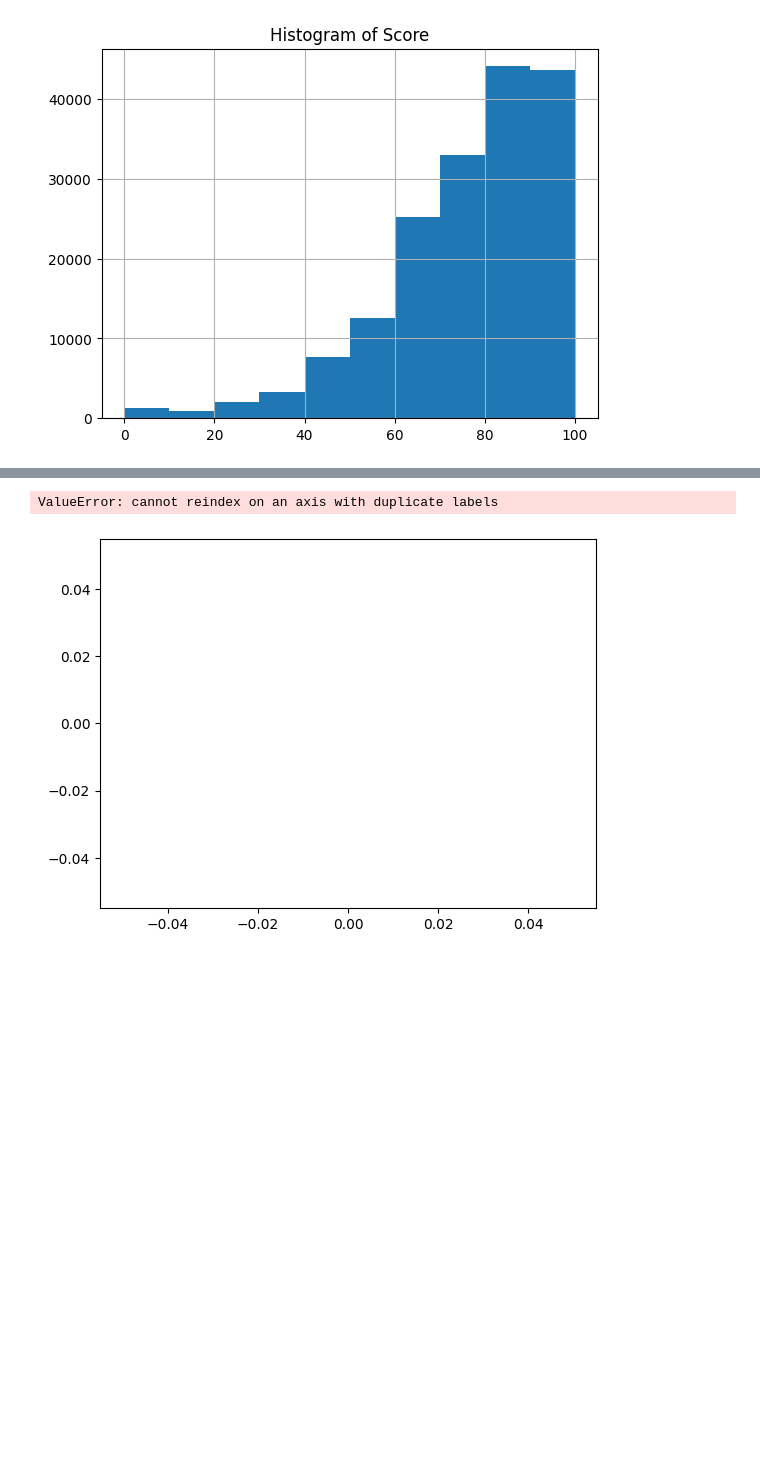
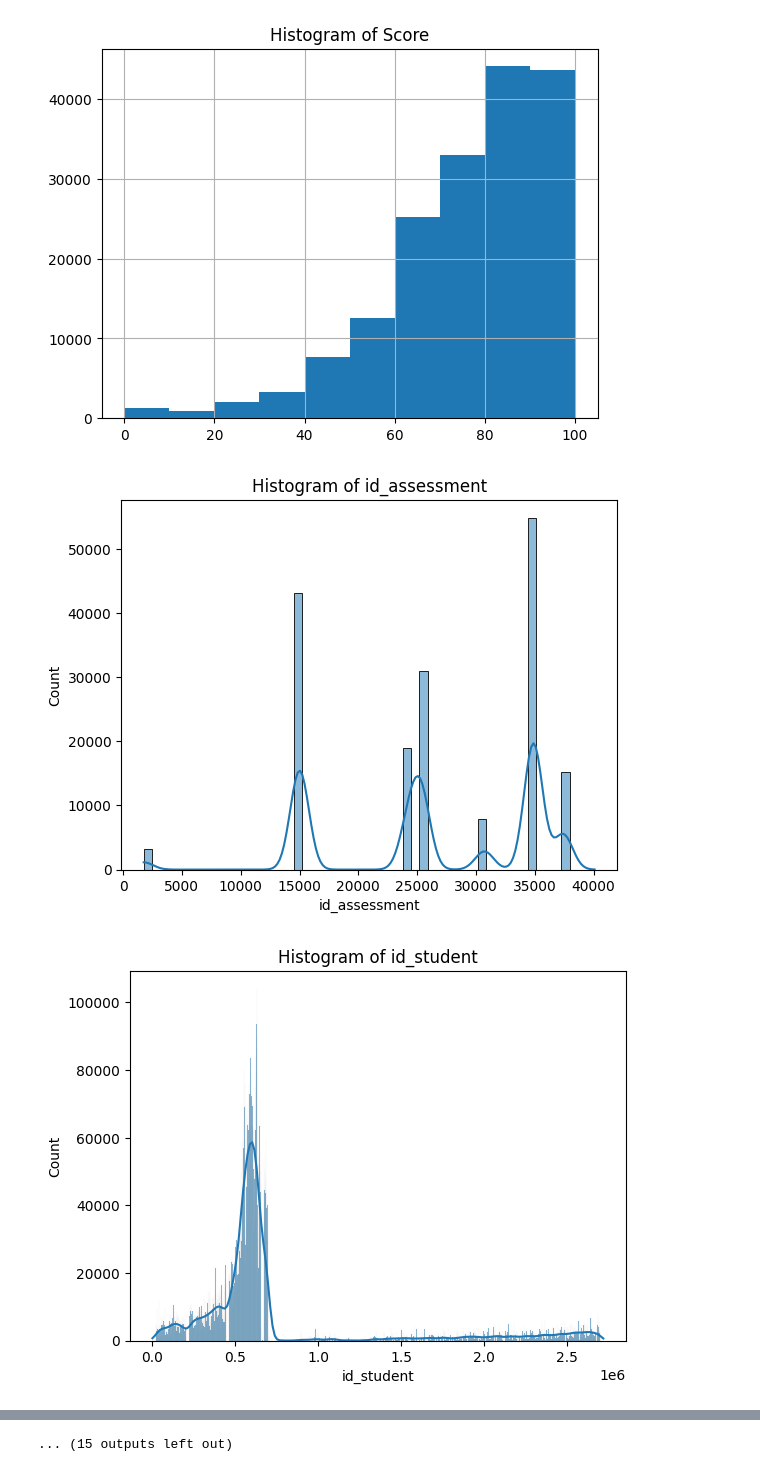
Before and after one commit to jack-milton/datamining, a Jupyter notebook: exploration.ipynb, the cells around one changed output, grey strips where cells are left out. Cells and saved outputs as stored; diff of their text form; code cells hidden in the pictures; blank space fills up the shorter version.

```diff
--- a/exploration.ipynb
+++ b/exploration.ipynb
@@ -52,22 +52,26 @@ plt.show()
 # %% [output]
 [figure]
 # %%
+# Reset index
+df = df.reset_index(drop=True)
 
 # Get list of numerical features
 numerical_features = df.select_dtypes(include=[np.number]).columns.tolist()
 
 # Get list of categorical features
 categorical_features = df.select_dtypes(include=['object']).columns.tolist()
 
 # Plot a histogram for each numerical feature
 for feature in numerical_features:
     sns.histplot(data=df, x=feature, kde=True)
     plt.title(f'Histogram of {feature}')
     plt.show()
 
 # Plot a bar plot for each categorical feature
 for feature in categorical_features:
     sns.countplot(x=feature, data=df)
     plt.title(f'Bar Plot of {feature}')
     plt.show()
 # %% [output]
+[figure, new version]
+[figure, added]
@@ -74,2 +88 @@ for feature in categorical_features:
-ValueError: cannot reindex on an axis with duplicate labels
+... (15 outputs left out)
-[figure, old version]
```
Also changed, not shown: parts of 2 cells of this notebook, 5 other files.
